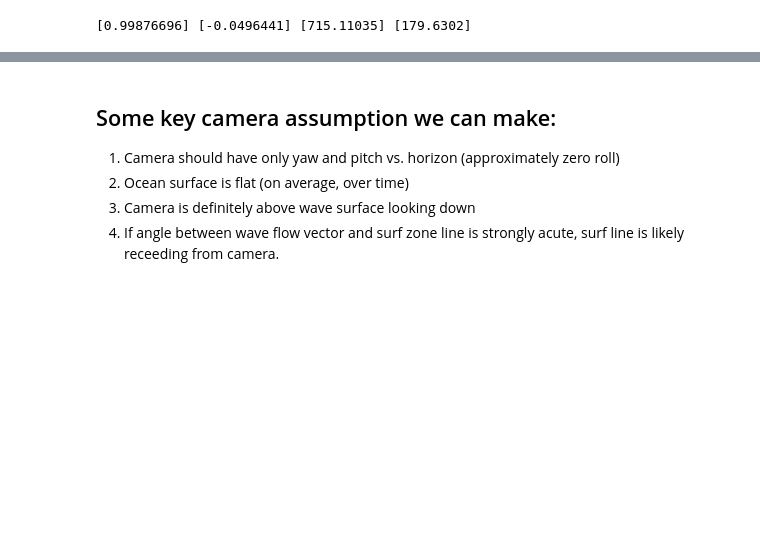
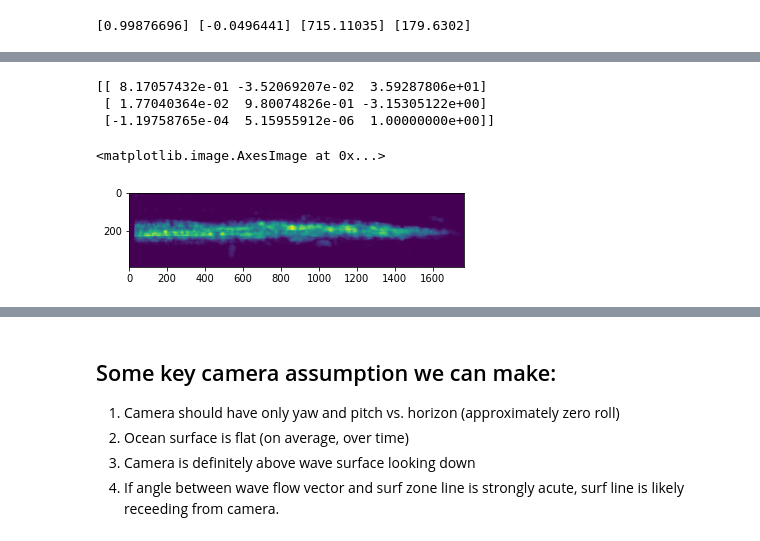
Before and after one commit to sjobeek/surfbreak, a Jupyter notebook: 03_perspective_transform.ipynb, the cells around one changed output, grey strips where cells are left out. Drawn from its saved outputs; the diff is of its cells as text; code cells hidden in the pictures; blank space fills up the shorter version.

```diff
--- a/03_perspective_transform.ipynb
+++ b/03_perspective_transform.ipynb
@@ -188,0 +280,13 @@ array([[ 9.9907291e-01],
+# %%
+H, _ = cv2.findHomography(corners1, corners2)
+print(H)
+# %% [output]
+[[ 8.17057432e-01 -3.52069207e-02  3.59287806e+01]
+ [ 1.77040364e-02  9.80074826e-01 -3.15305122e+00]
+ [-1.19758765e-04  5.15955912e-06  1.00000000e+00]]
+# %%
+mag_warped = cv2.warpPerspective(trimmed_mag, H, (trimmed_mag.shape[1], trimmed_mag.shape[0]))
+plt.imshow(mag_warped)
+# %% [output]
+<matplotlib.image.AxesImage at 0x...>
+[figure, added]
```
Also changed, not shown: parts of 14 cells of this notebook.
